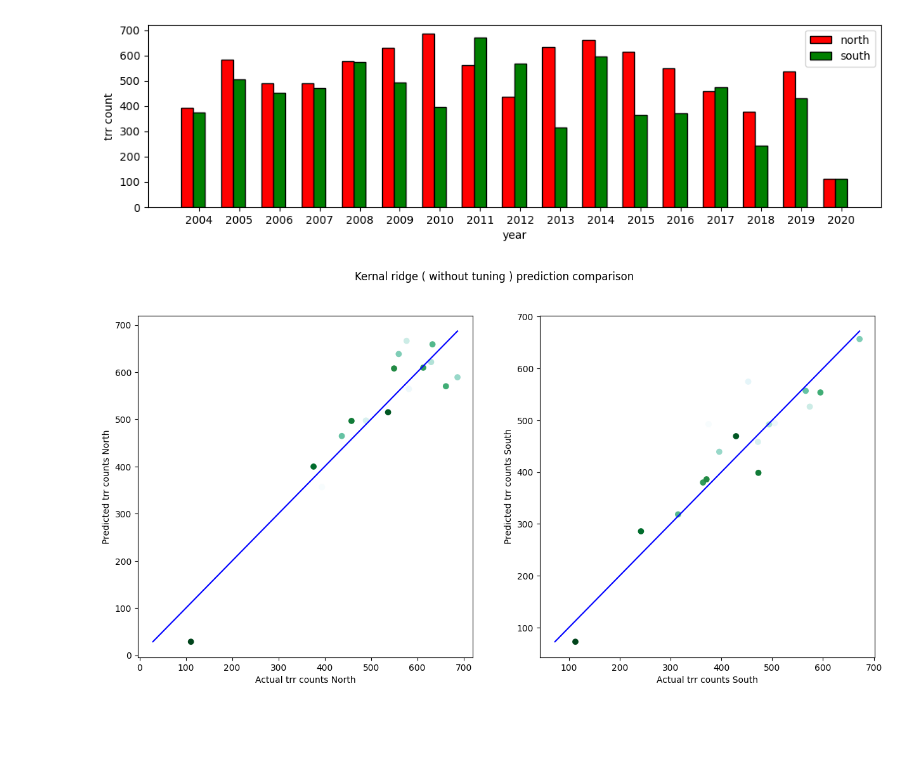
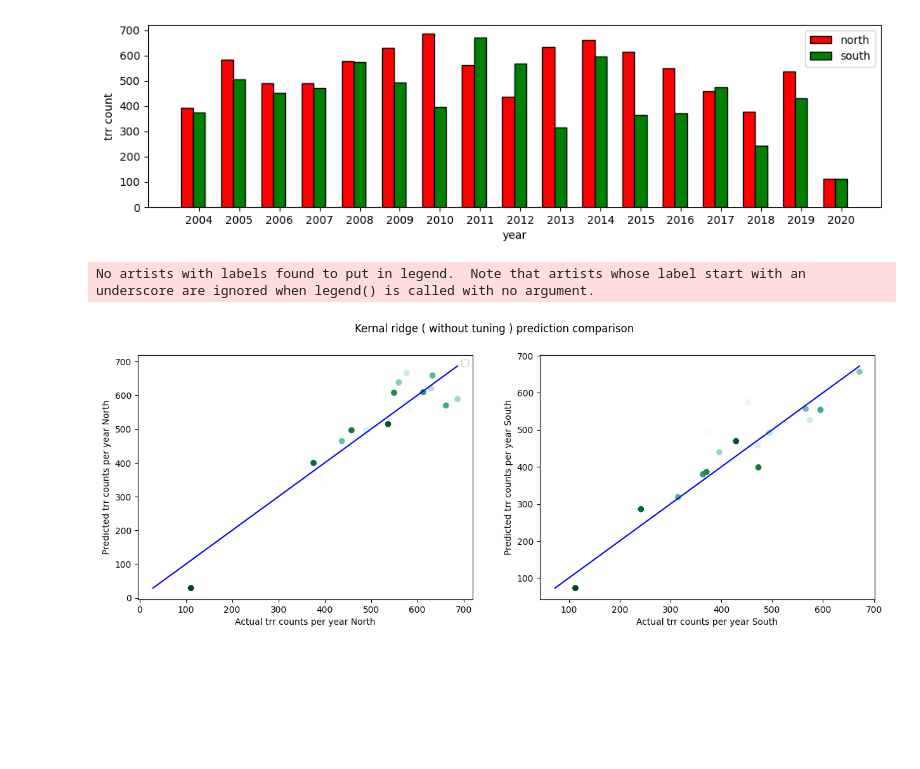
Before and after one commit to ShaliniR8/WiseKingfishers, a Jupyter notebook: cpdbML.ipynb, the cells around one changed output. Saved outputs shown, nothing was run; the diff lists cells and outputs as text; code cells hidden in the pictures; blank space fills up the shorter version.

```diff
--- a/cpdbML.ipynb
+++ b/cpdbML.ipynb
@@ -214,6 +214,27 @@ def bar_pred_NS(df1, df2, years, name = "img.jpg"):
     plt.title(name)
     plt.savefig("images\\"+name)
     plt.show()
+
+def scatterNS(df_actual, df_pred, years, name):
+    fig, (ax1, ax2) = plt.subplots(1,2, figsize=(15,5))
+    # plt.figure(figsize=(10,3))
+    ax1.scatter(df_actual[df_actual['side']=='north']['count'], df_pred[df_pred['side']=='north']['count'], c=years, alpha = 1)
+    p1 = max(max(df_actual[df_actual['side']=='north']['count']), max(df_pred[df_pred['side']=='north']['count']))
+    p2 = min(min(df_actual[df_actual['side']=='north']['count']), min(df_pred[df_pred['side']=='north']['count']))
+    ax1.plot([p1, p2], [p1, p2], 'b-')
+    ax1.set_xlabel('Actual trr counts per year North', fontsize=10)
+    ax1.set_ylabel('Predicted trr counts per year North', fontsize=10)
+
+    ax2.scatter(df_actual[df_actual['side']=='south']['count'], df_pred[df_pred['side']=='south']['count'], c=years, alpha = 1)
+    p1 = max(max(df_actual[df_actual['side']=='south']['count']), max(df_pred[df_pred['side']=='south']['count']))
+    p2 = min(min(df_actual[df_actual['side']=='south']['count']), min(df_pred[df_pred['side']=='south']['count']))
+    ax2.plot([p1, p2], [p1, p2], 'b-')
+    ax2.set_xlabel('Actual trr counts per year South', fontsize=10)
+    ax2.set_ylabel('Predicted trr counts per year South', fontsize=10)
+    plt.set_cmap('BuGn')
+    plt.suptitle(name)
+    plt.savefig(f"images\\scatter_{name}")
+    plt.show()
 # %% [markdown]
 <br>
 # %% [markdown]
@@ -387,6 +408,7 @@ def get_counts(est, X_test, y_test, years):
     df_actual = temp_actual.reset_index().rename(columns={'sum':'count'})
     score = metrics.r2_score(df_pred['count'], df_actual['count'])
     bar_pred_NS(df_actual, df_pred, years, f"{imgName}_score_{score}.jpg")
+    scatterNS(df_actual, df_pred, years, f"{imgName}_score_{score}.jpg")
     return (df_pred, df_actual, years, score)
 # %%
 corrected_results = []
@@ -426,27 +448,29 @@ barNS(df_actual, years)
 Actual trr counts per year for beats included in test data
 [figure]
 # %%
-fig, (ax1, ax2) = plt.subplots(1,2, figsize=(15,7))
+fig, (ax1, ax2) = plt.subplots(1,2, figsize=(15,5))
 # plt.figure(figsize=(10,3))
-ax1.scatter(df_actual[df_actual['side']=='north']['count'], df_pred[df_pred['side']=='north']['count'], c=years)
+ax1.scatter(df_actual[df_actual['side']=='north']['count'], df_pred[df_pred['side']=='north']['count'], c=years, alpha = 1)
 p1 = max(max(df_actual[df_actual['side']=='north']['count']), max(df_pred[df_pred['side']=='north']['count']))
 p2 = min(min(df_actual[df_actual['side']=='north']['count']), min(df_pred[df_pred['side']=='north']['count']))
 ax1.plot([p1, p2], [p1, p2], 'b-')
-ax1.set_xlabel('Actual trr counts North', fontsize=10)
-ax1.set_ylabel('Predicted trr counts North', fontsize=10)
+ax1.set_xlabel('Actual trr counts per year North', fontsize=10)
+ax1.set_ylabel('Predicted trr counts per year North', fontsize=10)
 
-ax2.scatter(df_actual[df_actual['side']=='south']['count'], df_pred[df_pred['side']=='south']['count'], c=years)
+ax2.scatter(df_actual[df_actual['side']=='south']['count'], df_pred[df_pred['side']=='south']['count'], c=years, alpha = 1)
 p1 = max(max(df_actual[df_actual['side']=='south']['count']), max(df_pred[df_pred['side']=='south']['count']))
 p2 = min(min(df_actual[df_actual['side']=='south']['count']), min(df_pred[df_pred['side']=='south']['count']))
 ax2.plot([p1, p2], [p1, p2], 'b-')
-ax2.set_xlabel('Actual trr counts South', fontsize=10)
-ax2.set_ylabel('Predicted trr counts South', fontsize=10)
+ax2.set_xlabel('Actual trr counts per year South', fontsize=10)
+ax2.set_ylabel('Predicted trr counts per year South', fontsize=10)
+ax1.legend()
 plt.set_cmap('BuGn')
 plt.suptitle("Kernal ridge ( without tuning ) prediction comparison")
 plt.savefig("scatterplot_kernalRidge_no_tuning")
 plt.show()
 # %% [output]
+No artists with labels found to put in legend.  Note that artists whose label start with an underscore are ignored when legend() is called with no argument.
-[figure, old version]
+[figure, new version]
 # %% [markdown]
 <br>
 <br>
```
Also changed, not shown: parts of 1 cell of this notebook, 13 other files.
